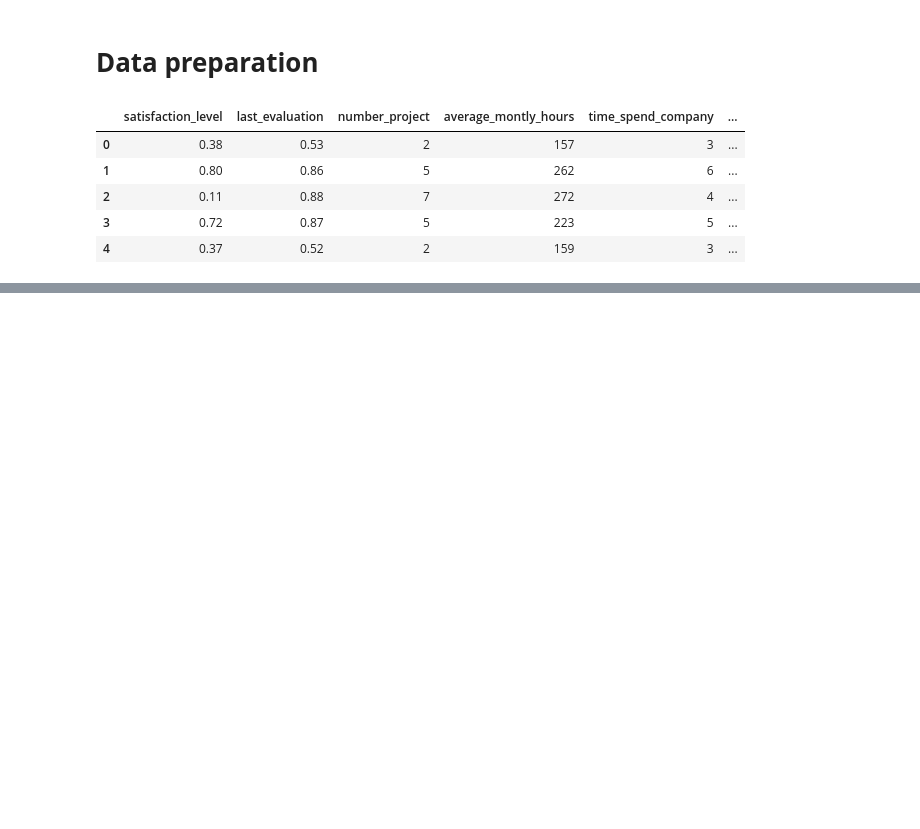
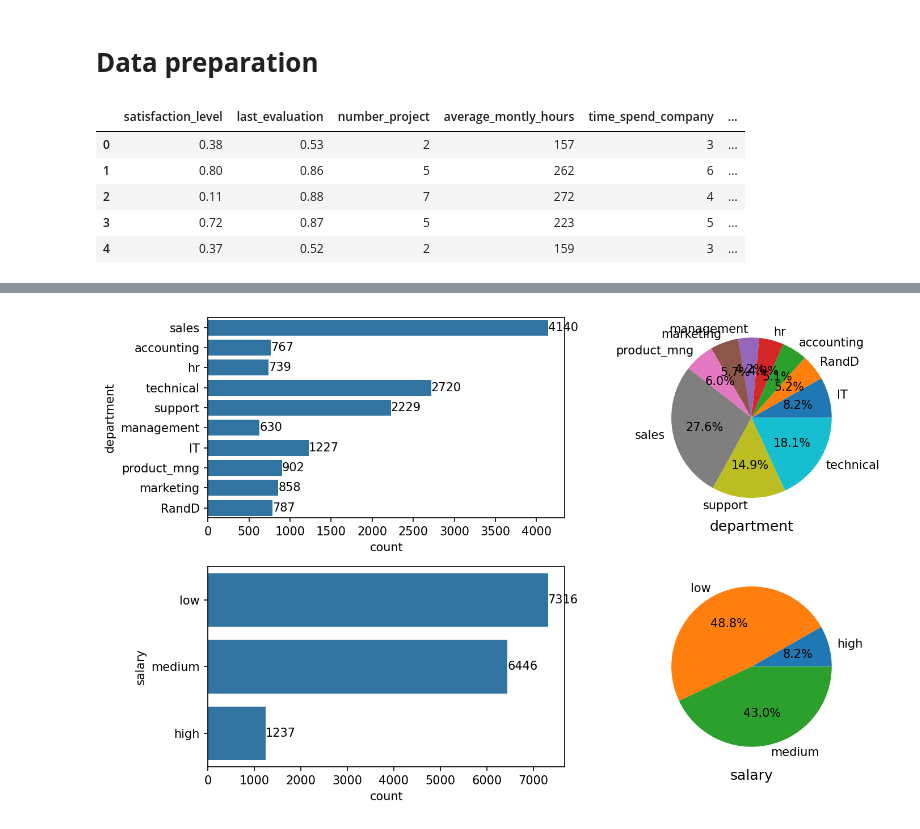
Before and after one commit to Hien-Doan/Final_Project_Lv3, a Jupyter notebook: MindX/Final Project/Final_Project_Sem3.ipynb, the cells around one changed output, grey strips where cells are left out. Saved outputs shown, nothing was run; the diff lists cells and outputs as text; code cells hidden in the pictures; blank space fills up the shorter version.

```diff
--- a/MindX/Final Project/Final_Project_Sem3.ipynb
+++ b/MindX/Final Project/Final_Project_Sem3.ipynb
@@ -48,0 +162,16 @@ df.head()
+# %%
+plt.figure(figsize=(10,3*len(cat_cols)))
+for i, col in enumerate(cat_cols):
+  plt.subplot(len(cat_cols), 2, i*2+1)
+  ax = sns.countplot(y=col, data=df)
+  ax.bar_label(ax.containers[0])
+
+
+  plt.subplot(len(cat_cols), 2,i*2+2)
+  plt.pie(df[col].value_counts().sort_index(), labels=sorted(df[col].unique()),autopct='%.1f%%')
+  plt.title(col, y = -0.1)
+
+plt.tight_layout()
+plt.show()
+# %% [output]
+[figure, added]
```
Also changed, not shown: parts of 15 cells of this notebook.
